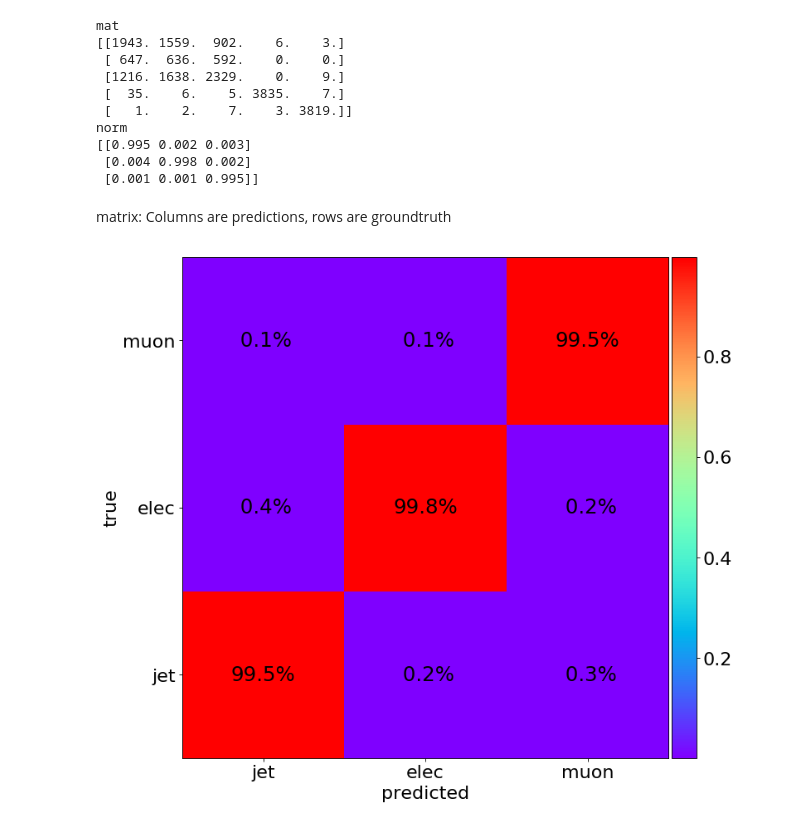
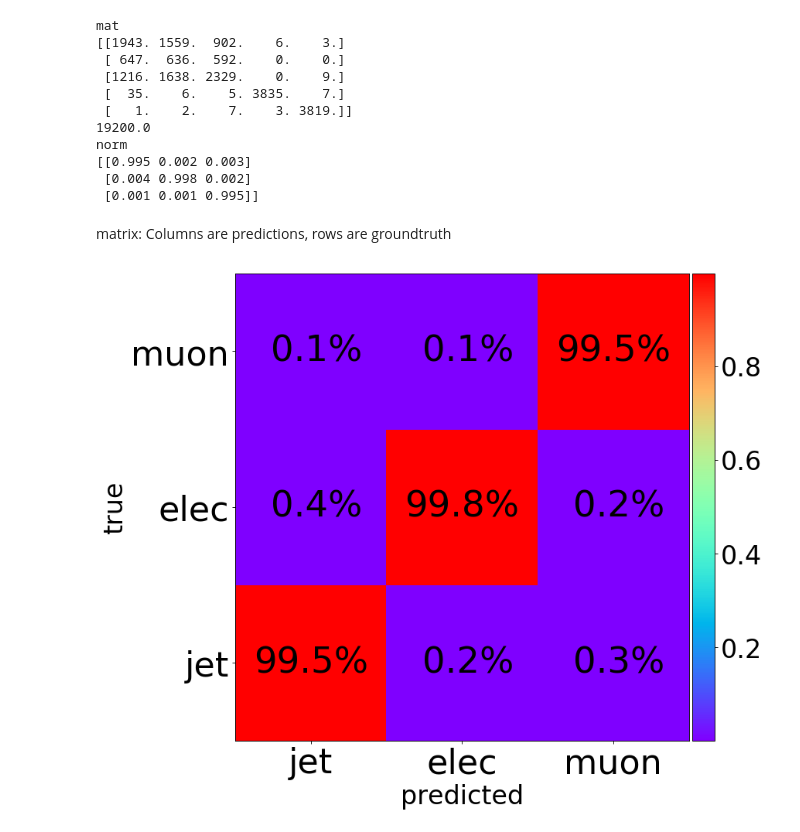
Before and after one commit to jtchilders/python_tools, a Jupyter notebook: JupyterNotebooks/Confusion Matrix Plotter.ipynb, the cells around one changed output. Saved outputs shown, nothing was run; the diff lists cells and outputs as text; code cells hidden in the pictures.

```diff
--- a/JupyterNotebooks/Confusion Matrix Plotter.ipynb
+++ b/JupyterNotebooks/Confusion Matrix Plotter.ipynb
@@ -87,6 +87,8 @@ mat = [[1.943e+03, 1.559e+03, 9.020e+02, 6.000e+00, 3.000e+00],
 mat = np.array(mat)
 print('mat')
 print(mat)
+print(mat.sum())
+
 
 if comb_jets:
   mat = combine_jets(mat)
@@ -104,6 +106,7 @@ mat
  [1216. 1638. 2329.    0.    9.]
  [  35.    6.    5. 3835.    7.]
  [   1.    2.    7.    3. 3819.]]
+19200.0
 norm
 [[0.995 0.002 0.003]
  [0.004 0.998 0.002]
@@ -117,37 +120,37 @@ x_end = len(x_labels_id)
 y_start = 0.0
 y_end = len(x_labels_id)
 extent = [x_start, x_end, y_start, y_end]
 
 def plot_matrix(mat,title=''):
     fig,ax = plt.subplots(figsize=(10,10),dpi=80)
     im = ax.imshow(mat, extent=extent, origin='lower', interpolation='None', cmap='rainbow',aspect='equal')
     ax.set_xticks(np.array(range(nlabels))+0.5)
-    ax.set_xticklabels(x_labels_str,fontsize=20)
+    ax.set_xticklabels(x_labels_str,fontsize=40)
     ax.set_yticks(np.array(range(nlabels))+0.5)
-    ax.set_yticklabels(x_labels_str,fontsize=20)
-    ax.set_ylabel('true',fontsize=20)
-    ax.set_xlabel('predicted',fontsize=20)
+    ax.set_yticklabels(x_labels_str,fontsize=40)
+    ax.set_ylabel('true',fontsize=30)
+    ax.set_xlabel('predicted',fontsize=30)
     ax.set_aspect('auto')
 
     # Add the text
     jump_x = (x_end - x_start) / (2.0 * nlabels)
     jump_y = (y_end - y_start) / (2.0 * nlabels)
     x_positions = np.linspace(start=x_start, stop=x_end, num=nlabels, endpoint=False)
     y_positions = np.linspace(start=y_start, stop=y_end, num=nlabels, endpoint=False)
 
     for y_index, y in enumerate(y_positions):
         for x_index, x in enumerate(x_positions):
             label = '%4.1f%%' % (mat[y_index, x_index]*100.)
             #label = '%d' % mat[y_index][x_index]
             text_x = x + jump_x
             text_y = y + jump_y
-            ax.text(text_x, text_y, label, color='black', ha='center', va='center',fontsize=22)
+            ax.text(text_x, text_y, label, color='black', ha='center', va='center',fontsize=42)
 
     cbar = colorbar(im)
-    cbar.ax.tick_params(labelsize=20)
+    cbar.ax.tick_params(labelsize=30)
     plt.suptitle(title,fontsize=20,ha='center')
     plt.show()
 
 plot_matrix(mat)
 # %% [output]
-[figure, old version]
+[figure, new version]
```
Also changed, not shown: 5 other files.
